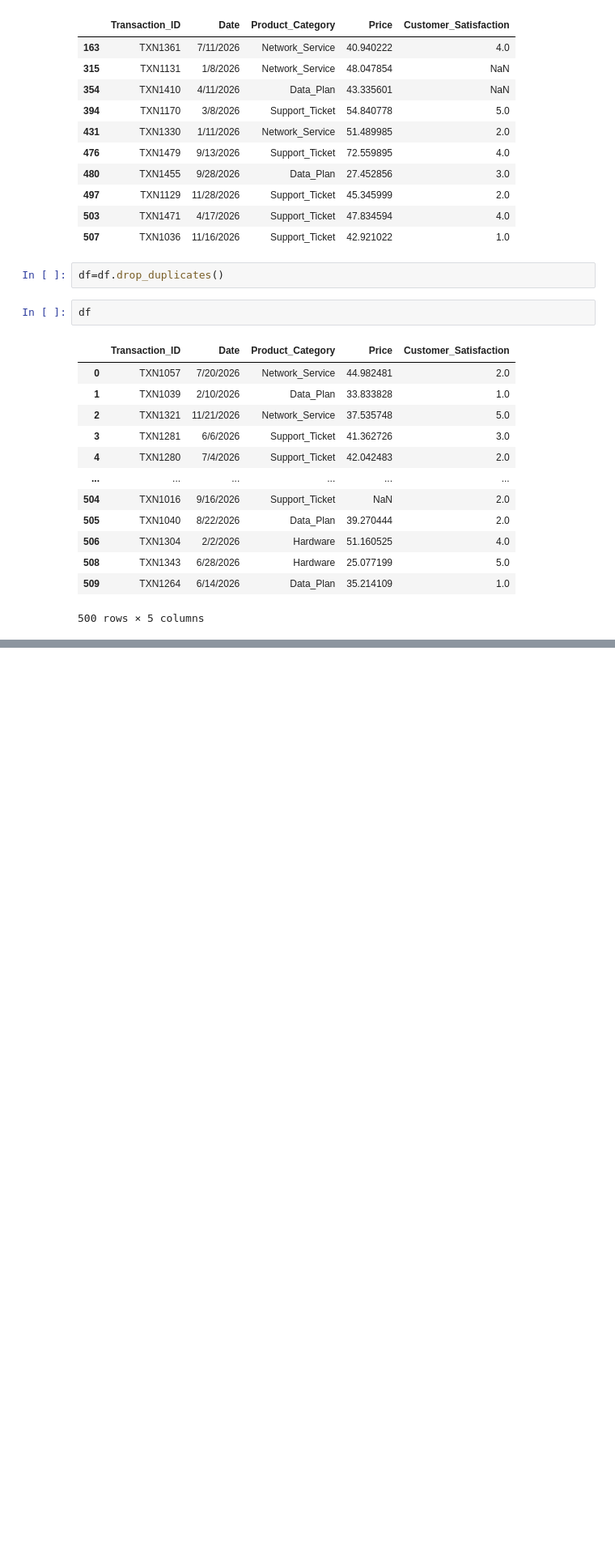
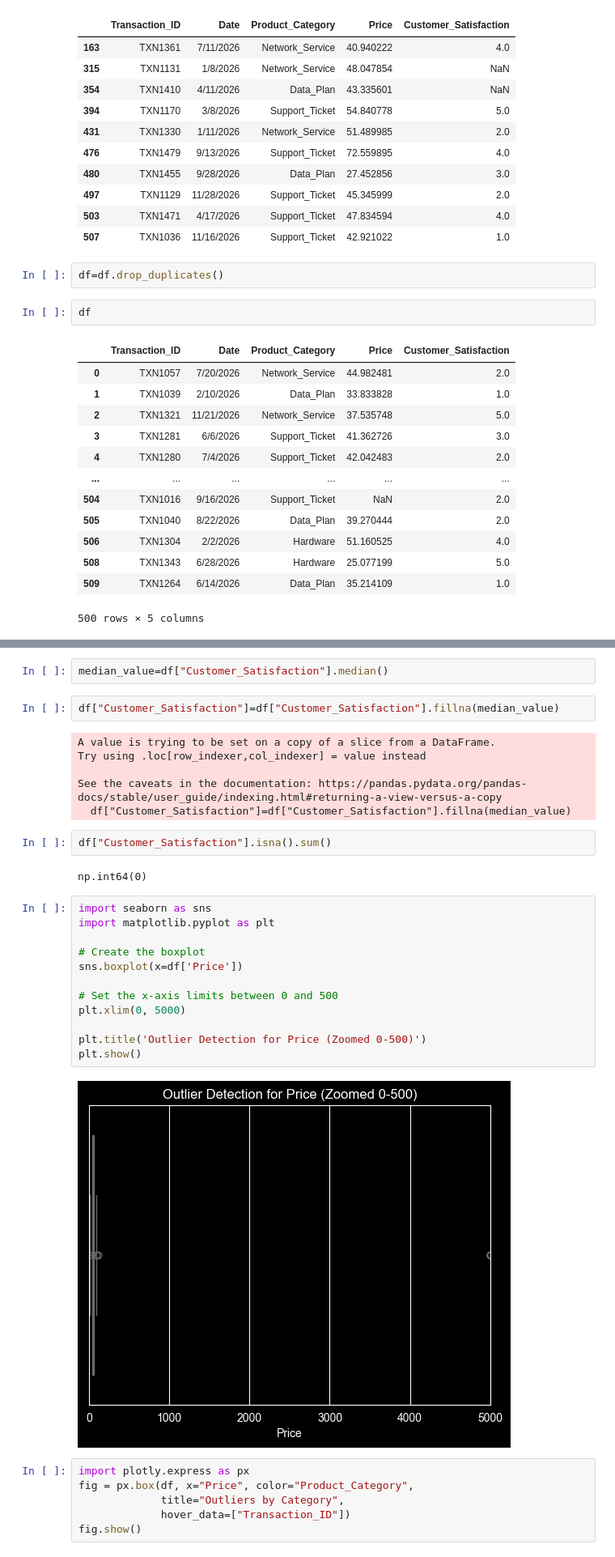
Before and after one commit to Jayeshvadje/Ml_Learning, a Jupyter notebook: Week3_Feature_Engineering/Data Preprocessing.ipynb, the cells around one changed output, grey strips where cells are left out. Shown at 81% size. Cells and saved outputs as stored; diff of their text form; blank space fills up the shorter version.

```diff
--- a/Week3_Feature_Engineering/Data Preprocessing.ipynb
+++ b/Week3_Feature_Engineering/Data Preprocessing.ipynb
@@ -116,0 +180,34 @@ df
+# %%
+median_value=df["Customer_Satisfaction"].median()
+# %%
+df["Customer_Satisfaction"]=df["Customer_Satisfaction"].fillna(median_value)
+# %% [output]
+A value is trying to be set on a copy of a slice from a DataFrame.
+Try using .loc[row_indexer,col_indexer] = value instead
+
+See the caveats in the documentation: https://pandas.pydata.org/pandas-docs/stable/user_guide/indexing.html#returning-a-view-versus-a-copy
+  df["Customer_Satisfaction"]=df["Customer_Satisfaction"].fillna(median_value)
+# %%
+df["Customer_Satisfaction"].isna().sum()
+# %% [output]
+np.int64(0)
+# %%
+import seaborn as sns
+import matplotlib.pyplot as plt
+
+# Create the boxplot
+sns.boxplot(x=df['Price'])
+
+# Set the x-axis limits between 0 and 500
+plt.xlim(0, 5000)
+
+plt.title('Outlier Detection for Price (Zoomed 0-500)')
+plt.show()
+# %% [output]
+[figure, added]
+# %%
+import plotly.express as px
+fig = px.box(df, x="Price", color="Product_Category",
+             title="Outliers by Category",
+             hover_data=["Transaction_ID"])
+fig.show()
```
Also changed, not shown: parts of 15 cells of this notebook.
